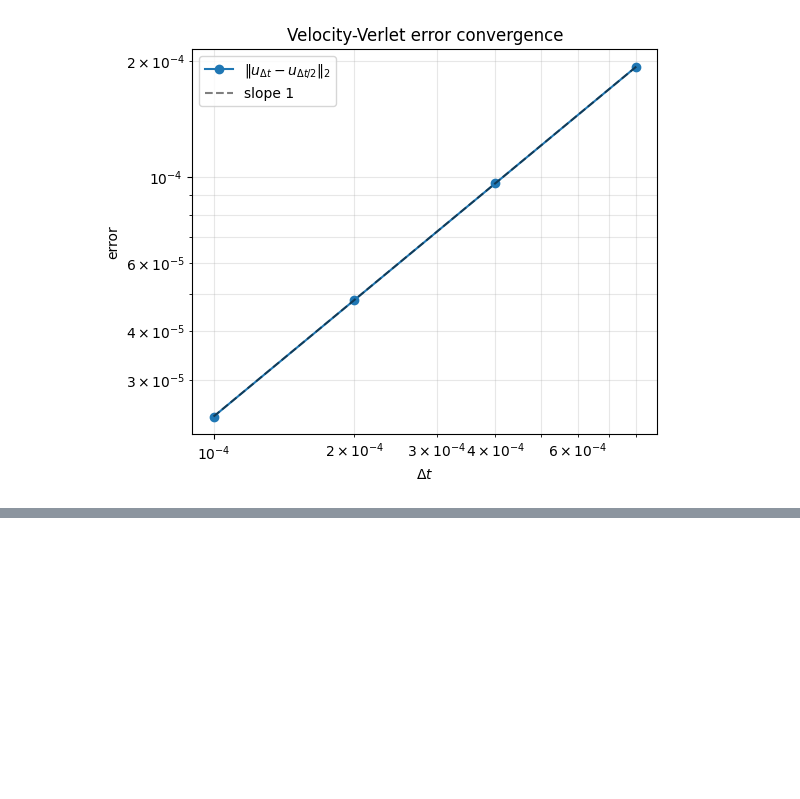
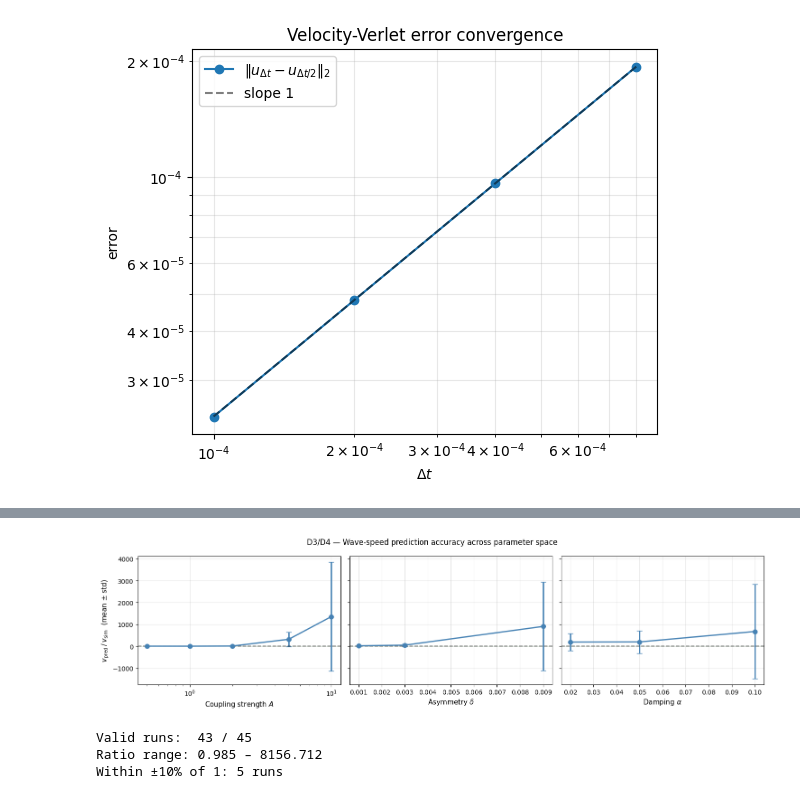
Before and after one commit to Stephang217/1D_Diaghphragms_Fluid_Model, a Jupyter notebook: diaphragm_metafluid.ipynb, the cells around one changed output, grey strips where cells are left out. Cells and saved outputs as stored; diff of their text form; code cells hidden in the pictures; blank space fills up the shorter version.

```diff
--- a/diaphragm_metafluid.ipynb
+++ b/diaphragm_metafluid.ipynb
@@ -355,0 +550,41 @@ plt.show()
+# %%
+# D3 / D4 visualisation: ratio v_pred/v_sim across parameter space
+
+data = np.array(sweep_results, dtype=float)
+A_col, d_col, al_col, vm_col, vp_col, r_col = data.T
+
+fig, axes = plt.subplots(1, 3, figsize=(15, 4), sharey=True)
+
+params = [
+    (A_col,  A_sweep,     'Coupling strength $A$',  True),
+    (d_col,  delta_sweep, 'Asymmetry $\\delta$',    False),
+    (al_col, alpha_sweep, 'Damping $\\alpha$',      False),
+]
+
+for ax, (col, vals, label, logscale) in zip(axes, params):
+    means = [np.nanmean(r_col[col == v]) for v in vals]
+    stds  = [np.nanstd (r_col[col == v]) for v in vals]
+    ax.errorbar(vals, means, yerr=stds, fmt='o-', capsize=4,
+                color='steelblue', linewidth=2, markersize=7)
+    ax.axhline(1.0, color='k', linestyle='--', alpha=0.5)
+    ax.axhspan(0.9, 1.1, alpha=0.12, color='green')
+    if logscale:
+        ax.set_xscale('log')
+    ax.set_xlabel(label, fontsize=11)
+    ax.grid(True, alpha=0.3)
+
+axes[0].set_ylabel(r'$v_\mathrm{pred}\,/\,v_\mathrm{sim}$  (mean ± std)', fontsize=11)
+fig.suptitle('D3/D4 — Wave-speed prediction accuracy across parameter space', fontsize=12)
+plt.tight_layout()
+plt.show()
+
+# Summary statistics
+valid = ~np.isnan(r_col)
+print(f"Valid runs:  {valid.sum()} / {len(r_col)}")
+print(f"Ratio range: {np.nanmin(r_col):.3f} – {np.nanmax(r_col):.3f}")
+print(f"Within ±10% of 1: {np.sum(np.abs(r_col[valid] - 1) < 0.1)} runs")
+# %% [output]
+[figure, added]
+Valid runs:  43 / 45
+Ratio range: 0.985 – 8156.712
+Within ±10% of 1: 5 runs
```
Also changed, not shown: parts of 6 cells of this notebook.
